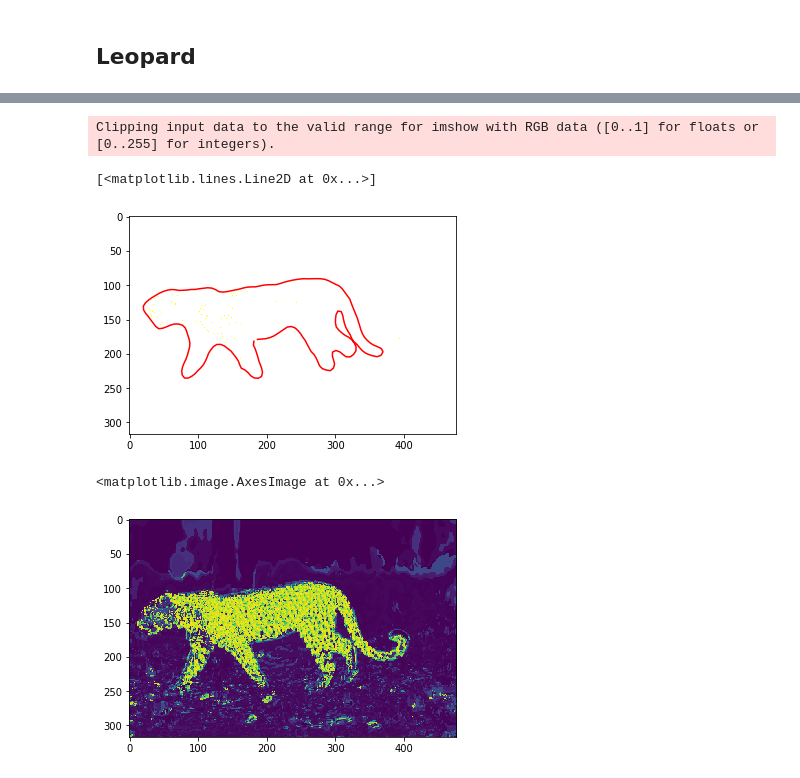
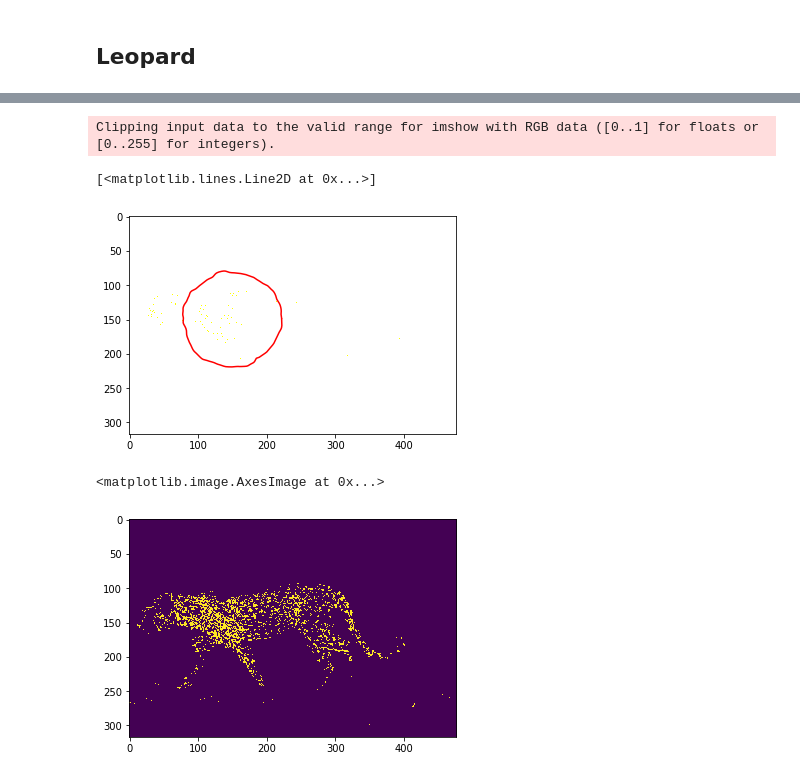
Before and after one commit to Charlottetheis/AIA, a Jupyter notebook: Charlotte.ipynb, the cells around one changed output, grey strips where cells are left out. Drawn from its saved outputs; the diff is of its cells as text; code cells hidden in the pictures.

```diff
--- a/Charlotte.ipynb
+++ b/Charlotte.ipynb
@@ -69,14 +69,12 @@ def smoothing_matrix(alpha,beta,size):
 def init_snake(x_center, y_center, radius, no_points):
     r = radius
     snake = np.zeros([no_points,2])
+    angle = (2*math.pi)/no_points
     for i in range(0,no_points):
-        angle = (2*math.pi)/no_points
         j = x_center + r * math.cos(angle*i)
         k = y_center + r * math.sin(angle*i)
-        snake[i,0] = int(j)
-        snake[i,1] = int(k)
-
-
+        snake[i,0] = int(np.round(j))
+        snake[i,1] = int(np.round(k))
     return snake.astype('int')
 # %%
 def pad_with(vector, pad_width, iaxis, kwargs):
@@ -110,6 +108,7 @@ def deform(img, kmeans, index, patch_size, snake, stepsize, alpha, beta, its):
 
     #regularization mTRIX
     B_int = np.linalg.inv((np.diag([1]*s_len)-smoothing_matrix(alpha,beta,s_len)))
+    #B_int = S.smooth_matrix(s_len,alpha,beta)
 
     for iterations in range(0,its):
 
@@ -122,13 +121,13 @@ def deform(img, kmeans, index, patch_size, snake, stepsize, alpha, beta, its):
             patches_labels = im2col(labels,[patch_size,patch_size],stepsize=1)
         elif len(img.shape) == 3:
             patches_labels = ndim2col(labels,[patch_size,patch_size],stepsize=1)
-        patches_labels = patches_labels[:,index]
+        #patches_labels = patches_labels[:,index]
 
         # label 0 if more than half of pixels are outside snake, 1 otherwise
         labels = sum(patches_labels) > ((patch_size**2)/2)
 
         # cluster of each patch with "true" label
-        data = np.array([kmeans.labels_,labels]).transpose()
+        data = np.array([predicted,labels]).transpose()
 
         # probability of classes for each cluster
         probs = pd.DataFrame(data, columns=['cluster','label_1']).groupby('cluster').mean()
@@ -138,7 +137,7 @@ def deform(img, kmeans, index, patch_size, snake, stepsize, alpha, beta, its):
         # probability of class 1 for all patches
         prob_pred = np.array(probs.iloc[predicted].label_1).reshape(img.shape[0]-patch_size+1,img.shape[1]-patch_size+1)
 
-        snake_pixel = np.round(snake).astype('int')
+        snake_pixel = np.round(snake-2).astype('int')
 
         # probability of class 1 for each snake point
         values = prob_pred[snake_pixel[:,1],snake_pixel[:,0]]
@@ -167,9 +166,8 @@ def deform(img, kmeans, index, patch_size, snake, stepsize, alpha, beta, its):
         # transform snake
         snake = B_int.dot(snake + stepsize * force_matrix.dot(normals))
 
-        snake = S.distribute_points(np.transpose(snake))
-
-        snake = S.remove_intersections(snake)
+        snake = S.remove_intersections(np.transpose(snake))
+        snake = S.distribute_points(snake)
 
         snake = np.transpose(snake)
 
@@ -312,7 +310,7 @@ img = skimage.io.imread(filename)
 img = img.astype(np.float)
 patches = ndim2col(img,[patch_size,patch_size],stepsize=1)
 # %%
-snake = init_snake(150,150,80,20)
+snake = init_snake(150,150,70,300)
 # %%
 plt.imshow(img/255)
 plt.plot(snake[:,0],snake[:,1],color='r')
@@ -338,5 +336,5 @@ plot_dictionary(kmeans.cluster_centers_, 10,20, patch_shape=(5,5,3))
 # %%
-snake_new, force, normals, prob_pred, mask_reduced, mask = deform(img, kmeans, index, patch_size, snake, 1.5, 0.2, 10, 50)
+snake_new, force, normals, prob_pred, mask_reduced, mask = deform(img, kmeans, index, patch_size, snake, 2, 0, 10, 100)
 # %%
 snake_new, force, normals, prob_pred, mask_reduced, mask = deform(img, kmeans, index, patch_size, snake_new, 1, 0.2, 10, 50)
 # %%
@@ -347,9 +345,9 @@ plt.plot(snake_new[:,0],snake_new[:,1],color='r')
 # %% [output]
 Clipping input data to the valid range for imshow with RGB data ([0..1] for floats or [0..255] for integers).
 [<matplotlib.lines.Line2D at 0x...>]
-[figure, old version]
+[figure, new version]
 # %%
-plt.imshow(prob_pred)
+plt.imshow(prob_pred>0.5)
 # %% [output]
 <matplotlib.image.AxesImage at 0x...>
-[figure, old version]
+[figure, new version]
```
Also changed, not shown: parts of 14 cells of this notebook, 1 other file.
